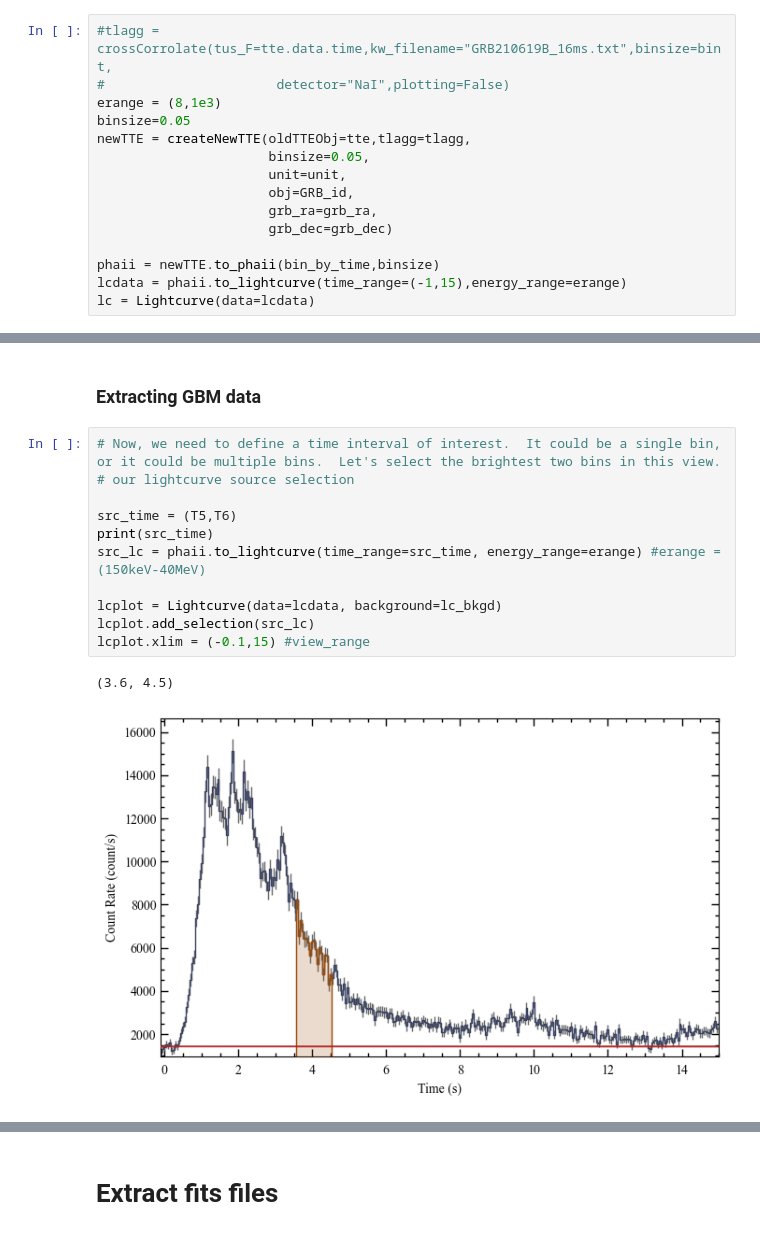
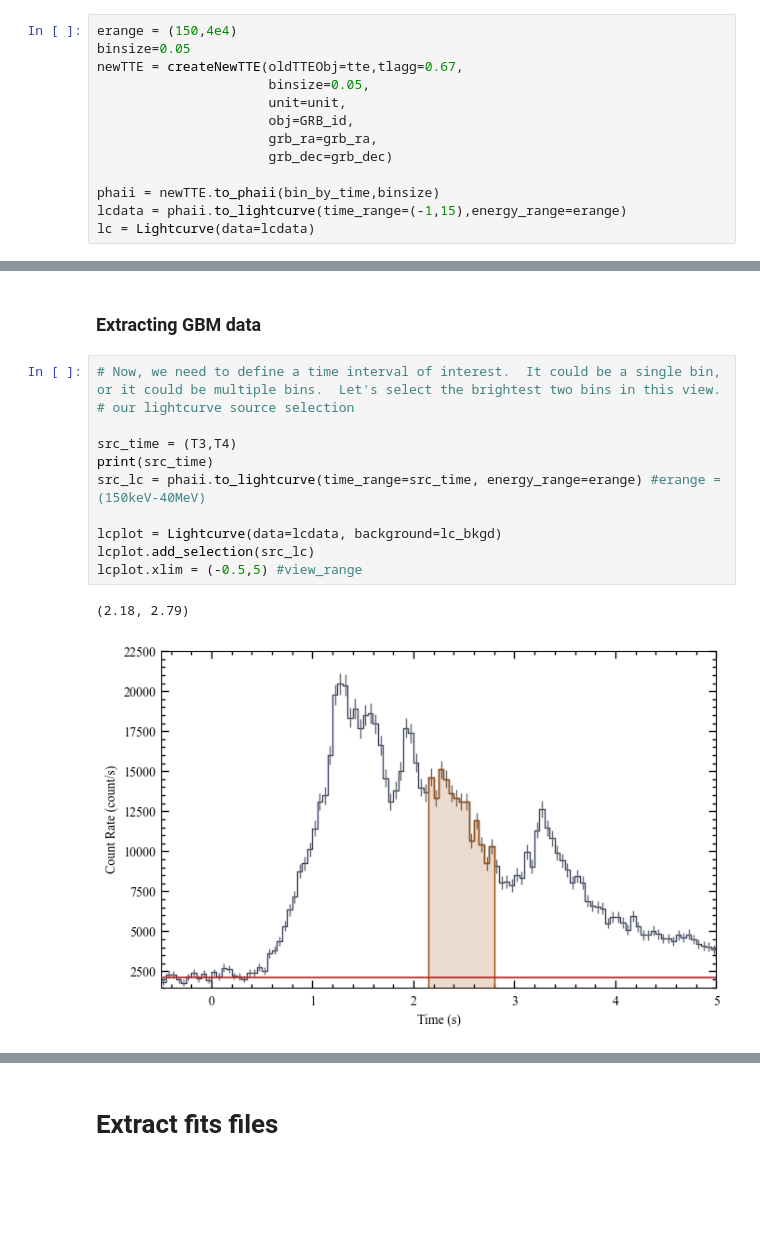
Before and after one commit to AndreasRamsli/GRB, a Jupyter notebook: xspec/FERMI/GRB210619B/GRB210619B_extract_files.ipynb, the cells around one changed output, grey strips where cells are left out. Drawn from its saved outputs; the diff is of its cells as text; blank space fills up the shorter version.

Commit message:
new xspec files for tlagg 670ms

```diff
--- a/xspec/FERMI/GRB210619B/GRB210619B_extract_files.ipynb
+++ b/xspec/FERMI/GRB210619B/GRB210619B_extract_files.ipynb
@@ -622,11 +624,9 @@ lcplot.xlim = (0,5)
 # %% [markdown]
 # New shifted TTE object
 # %%
-#tlagg = crossCorrolate(tus_F=tte.data.time,kw_filename="GRB210619B_16ms.txt",binsize=bint,
-#                      detector="NaI",plotting=False)
-erange = (8,1e3)
+erange = (150,4e4)
 binsize=0.05
-newTTE = createNewTTE(oldTTEObj=tte,tlagg=tlagg,
+newTTE = createNewTTE(oldTTEObj=tte,tlagg=0.67,
                       binsize=0.05,
                       unit=unit,
                       obj=GRB_id,
@@ -705,17 +706,17 @@ if np.all(isel == isel_bkg):
 # %%
 # Now, we need to define a time interval of interest.  It could be a single bin, or it could be multiple bins.  Let's select the brightest two bins in this view.
 # our lightcurve source selection
 
-src_time = (T5,T6)
+src_time = (T3,T4)
 print(src_time)
 src_lc = phaii.to_lightcurve(time_range=src_time, energy_range=erange) #erange = (150keV-40MeV)
 
 lcplot = Lightcurve(data=lcdata, background=lc_bkgd)
 lcplot.add_selection(src_lc)
-lcplot.xlim = (-0.1,15) #view_range
+lcplot.xlim = (-0.5,5) #view_range
 # %% [output]
-(3.6, 4.5)
+(2.18, 2.79)
-[figure, old version]
+[figure, new version]
 # %%
 # The orange shading indicates the time bins you've selected as source signal.  You can also make a plot of the count spectrum during the selection  to see what the background model looks like in comparison to the data:
 # the observed count spectrum during the source selection
```
Also changed, not shown: parts of 5 cells of this notebook, 54 other files.
